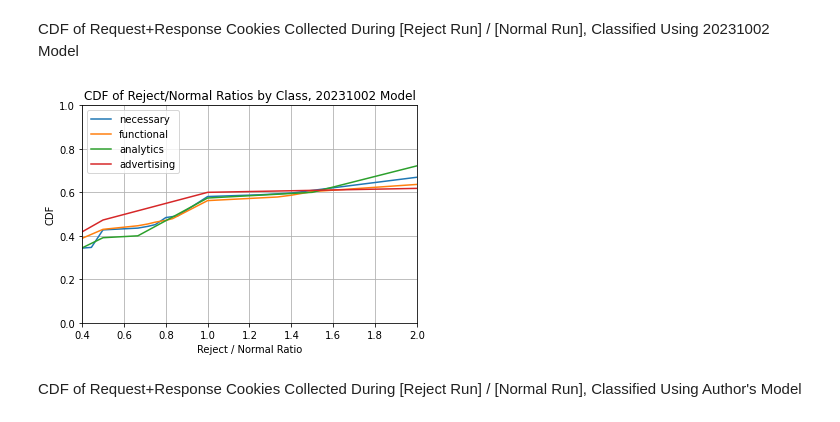
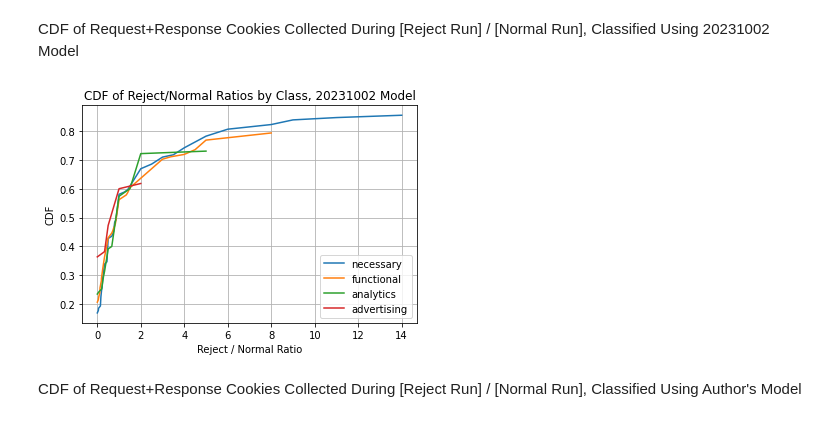
Before and after one commit to karenklw/CookieBlock-Consent-Classifier, a Jupyter notebook: classifier_results.ipynb, the cells around one changed output. Saved outputs shown, nothing was run; the diff lists cells and outputs as text; code cells hidden in the pictures.

```diff
--- a/classifier_results.ipynb
+++ b/classifier_results.ipynb
@@ -327,30 +327,30 @@ CDF of Request+Response Cookies Collected During [Reject Run] / [Normal Run], Cl
 # %%
 sites_to_category_counts_normal = create_dataframe_from_json("results/predictions_new_data/normal_predictions_nolabel.json", "normal")
 # print(sites_to_category_counts_normal)
 
 sites_to_category_counts_reject = create_dataframe_from_json("results/predictions_new_data/reject_predictions_nolabel.json", "reject")
 # print(sites_to_category_counts_reject)
 
 # sites = sites_to_category_counts_normal["site_url"].tolist()
 # print(sites)
 
 ratios = get_ratios(sites_to_category_counts_normal, sites_to_category_counts_reject)
 
 # CDF plots for each category
 for category, ratio in ratios.items():
     cdf_data = get_cdf(ratio)
     plt.plot(cdf_data["value"], cdf_data["cdf"], label=category)
 
-plt.axis([0.4, 2, 0, 1]) # comment/uncomment this to restrict size of plot
+# plt.axis([0.4, 2, 0, 1]) # comment/uncomment this to restrict size of plot
 plt.title("CDF of Reject/Normal Ratios by Class, 20231002 Model")
 plt.xlabel("Reject / Normal Ratio")
 plt.ylabel("CDF")
 plt.legend()
 plt.grid(visible=True)
 plt.gcf().set_facecolor('white')
 plt.show()
 # %% [output]
-[figure, old version]
+[figure, new version]
 # %% [markdown]
 CDF of Request+Response Cookies Collected During [Reject Run] / [Normal Run], Classified Using Author's Model
 # %%
```
Also changed, not shown: 2 other files.
